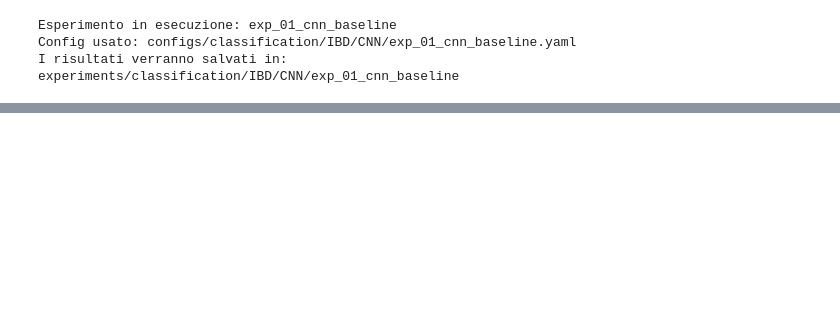
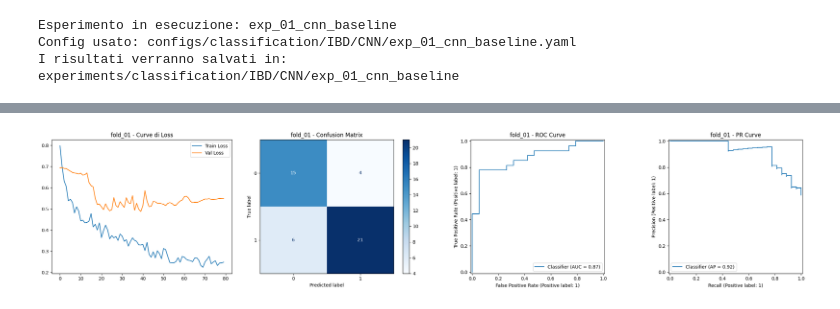
Before and after one commit to AlexFerroni02/SpectraBreast, a Jupyter notebook: experiments/classification/IBD/CNN/exp_01_cnn_baseline/notebook_eseguito.ipynb, the cells around one changed output, grey strips where cells are left out. Drawn from its saved outputs; the diff is of its cells as text; code cells hidden in the pictures; blank space fills up the shorter version.

```diff
--- a/experiments/classification/IBD/CNN/exp_01_cnn_baseline/notebook_eseguito.ipynb
+++ b/experiments/classification/IBD/CNN/exp_01_cnn_baseline/notebook_eseguito.ipynb
@@ -851,0 +161,9 @@ print(f'📁 Percorso: {report_path}')
+# %%
+# --- CELLA 4: COSTRUZIONE MODELLO E FUNZIONE EVALUATE ---
+from src.models.factory import build_model_from_config
+from src.engine.trainer import evaluate_model
+
+model_arch = config.get('model', {}).get('architecture', config.get('model', {}).get('model_type', 'RamanCNN'))
+
+def build_model():
+    return build_model_from_config(config, device)
@@ -851,0 +259,87 @@ print(f'📁 Percorso: {report_path}')
+# %%
+# --- CELLA 7: ESECUZIONE K-FOLD E GRAFICI ---
+import math
+import pandas as pd
+from src.utils.plotting import plot_fold_metrics, plot_aggregated_metrics
+
+print("\n" + "="*40)
+print(f"=== FASE 2: ADDESTRAMENTO {config.get('split', {}).get('scheme', 'kfold').upper()} ===")
+print("="*40)
+
+folds_dir = os.path.join(output_dir, "kfolds")
+os.makedirs(folds_dir, exist_ok=True)
+
+CV_RESULTS, all_labels, all_preds, all_probs = [], [], [], []
+kf_histories = {}
+
+for i, fold in enumerate(CV_FOLDS, start=1):
+    fold_dir = os.path.join(folds_dir, fold.name)
+    os.makedirs(fold_dir, exist_ok=True)
+
+    y_train, y_val, y_test = Y_data[fold.idx_train], Y_data[fold.idx_val], Y_data[fold.idx_test]
+    train_loader = DataLoader(TensorDataset(torch.from_numpy(X_data[fold.idx_train]).unsqueeze(1).float(), torch.from_numpy(y_train)), batch_size=BATCH_SIZE, shuffle=True)
+    val_loader = DataLoader(TensorDataset(torch.from_numpy(X_data[fold.idx_val]).unsqueeze(1).float(), torch.from_numpy(y_val)), batch_size=BATCH_SIZE, shuffle=False)
+    test_loader = DataLoader(TensorDataset(torch.from_numpy(X_data[fold.idx_test]).unsqueeze(1).float(), torch.from_numpy(y_test)), batch_size=BATCH_SIZE, shuffle=False)
+
+    print(f"\n--- Running {fold.name} ---")
+    model_kf = build_model()
+    best_state_kf, history_kf, best_val_f1_kf = train_one(model_kf, train_loader, val_loader, y_train, config, device)
+    model_kf.load_state_dict(best_state_kf)
+    kf_histories[fold.name] = history_kf
+
+    torch.save(model_kf.state_dict(), os.path.join(fold_dir, "best_weights.pth"))
+    preds_test, labels_test, probs_test, test_loss = evaluate_model(model_kf, test_loader, device)
+
+    test_acc = accuracy_score(labels_test, preds_test)
+    test_f1 = f1_score(labels_test, preds_test, average="macro")
+    test_auc = roc_auc_score(labels_test, probs_test) if len(np.unique(labels_test)) > 1 else None
+
+    from sklearn.metrics import average_precision_score
+    test_pr_auc = average_precision_score(labels_test, probs_test) if len(np.unique(labels_test)) > 1 else None
+
+    metrics = {"fold": fold.name, "macro_f1": float(test_f1), "accuracy": float(test_acc), "roc_auc": float(test_auc) if test_auc is not None else "N/A", "pr_auc": float(test_pr_auc) if test_pr_auc is not None else "N/A"}
+
+    # Niente dump inutili in JSON! Solo tracking in memoria
+
+    CV_RESULTS.append(metrics)
+    all_labels.append(labels_test)
+    all_preds.append(preds_test)
+    all_probs.append(probs_test)
+
+    # PLOT SINGOLO FOLD usando utility function
+    fig_path = os.path.join(report_dir, f"fig_{fold.name}_metrics.png")
+    plot_fold_metrics(history_kf, labels_test, preds_test, probs_test, fold.name, save_path=fig_path)
+
+# METRICHE FINALI K-FOLD
+df = pd.DataFrame(CV_RESULTS)
+print("\n--- RISULTATI PER FOLD ---")
+print(df.to_string(index=False))
+
+f1s = [m["macro_f1"] for m in CV_RESULTS]
+accs = [m["accuracy"] for m in CV_RESULTS]
+aucs = [float(m["roc_auc"]) for m in CV_RESULTS if m["roc_auc"] != "N/A"]
+
+summary = {
+    "mean": {"accuracy": np.mean(accs), "macro_f1": np.mean(f1s), "roc_auc": np.mean(aucs) if len(aucs) else None},
+    "std": {"accuracy": np.std(accs), "macro_f1": np.std(f1s), "roc_auc": np.std(aucs) if len(aucs) else None}
+}
+
+scheme_name = config.get('split', {}).get('scheme', 'kfold').upper()
+print(f"\n--- RISULTATI AGGREGATI {scheme_name} (MEDIA ± STD) ---")
+print(f"Macro F1: {summary['mean']['macro_f1']:.4f} ± {summary['std']['macro_f1']:.4f}")
+print(f"Accuracy: {summary['mean']['accuracy']:.4f} ± {summary['std']['accuracy']:.4f}")
+if summary['mean']['roc_auc']: print(f"ROC AUC:  {summary['mean']['roc_auc']:.4f} ± {summary['std']['roc_auc']:.4f}")
+
+labels_all = np.concatenate(all_labels)
+preds_all = np.concatenate(all_preds)
+probs_all = np.concatenate(all_probs)
+
+print(f"\n--- Classification Report Aggregato ({scheme_name}) ---")
+print(classification_report(labels_all, preds_all, target_names=["HC (0)", "IBD (1)"]))
+
+# GRAFICHE AGGREGATE usando utility function
+agg_fig_path = os.path.join(report_dir, "fig_kfold_global_metrics.png")
+plot_aggregated_metrics(labels_all, preds_all, probs_all, scheme_name, save_path=agg_fig_path)
+
+print("✅ Addestramento Congiunto Completato!")
+# %% [output]
@@ -851,0 +358 @@ print(f'📁 Percorso: {report_path}')
+[figure, added]
```
Also changed, not shown: parts of 11 cells of this notebook, 39 other files.
